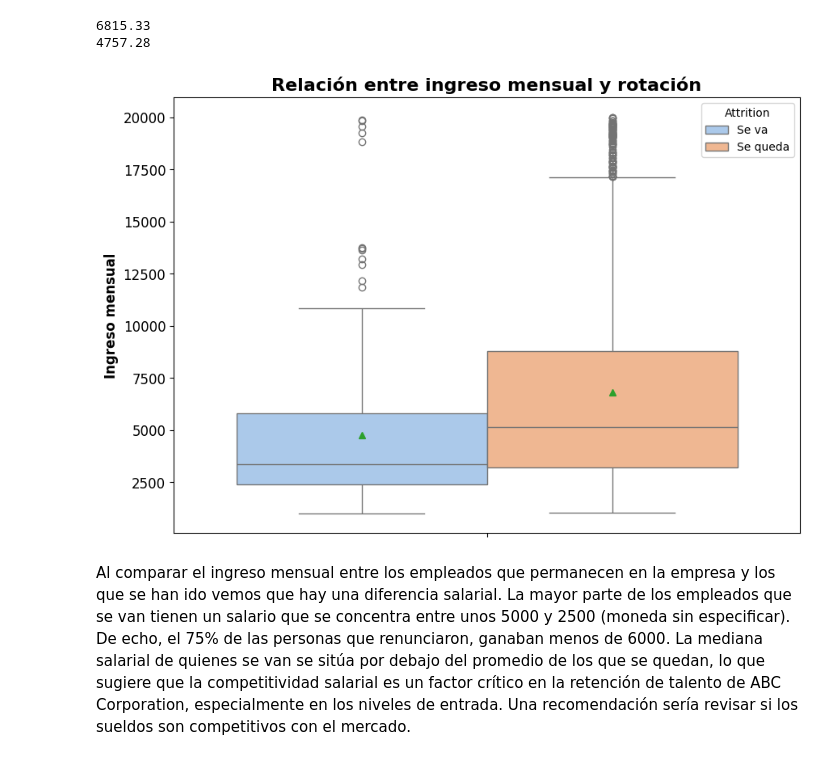
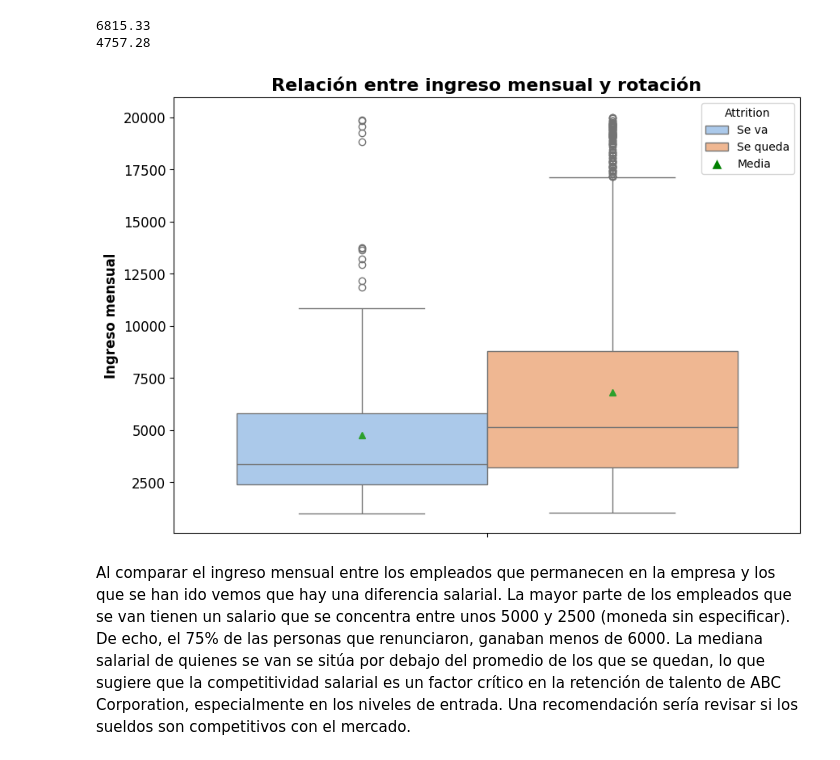
Before and after one commit to eva5ferrer/project-da-promo-63-modulo-3-team-1, a Jupyter notebook: fase-3-visualizacion.ipynb, the cells around one changed output. Cells and saved outputs as stored; diff of their text form; code cells hidden in the pictures.

Commit message:
codigo leyenda media grafico 4.1

```diff
--- a/fase-3-visualizacion.ipynb
+++ b/fase-3-visualizacion.ipynb
@@ -127,14 +127,24 @@ print(media_ingreso_se_van)
 6815.33
 4757.28
 # %%
+from matplotlib.lines import Line2D
+
 plt.figure(figsize=(10, 7))
 
 sns.boxplot(data=df_hr_limpios, y='monthly_income', hue='attrition_text', showmeans=True, palette='pastel')
+
 plt.title('Relación entre ingreso mensual y rotación', fontsize=16, fontweight='bold')
 plt.ylabel('Ingreso mensual', fontsize=12)
-plt.legend(title='Attrition');
+
+handles, labels = plt.gca().get_legend_handles_labels()
+mean_handle = Line2D([0], [0], marker='^', color='w', markerfacecolor='green', markersize=10, label='Media')
+handles.append(mean_handle)
+labels.append('Media')
+
+plt.legend(handles=handles, labels=labels, title='Attrition')
+plt.show()
 # %% [output]
-[figure, old version]
+[figure, new version]
 # %% [markdown]
 Al comparar el ingreso mensual entre los empleados que permanecen en la empresa y los que se han ido vemos que hay una diferencia salarial.
 La mayor parte de los empleados que se van tienen un salario que se concentra entre unos 5000 y 2500 (moneda sin especificar). De echo, el 75% de las personas que renunciaron, ganaban menos de 6000.
```
